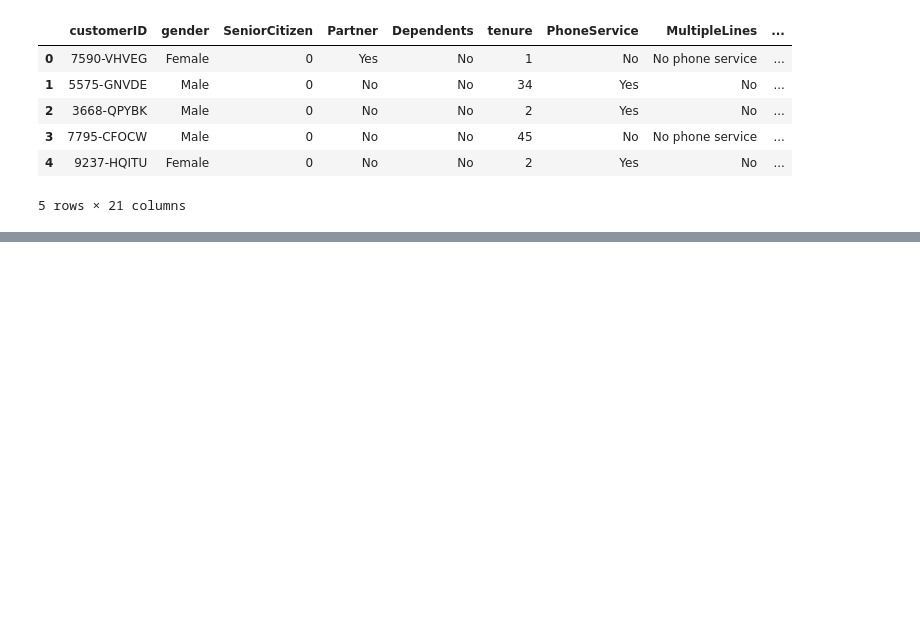
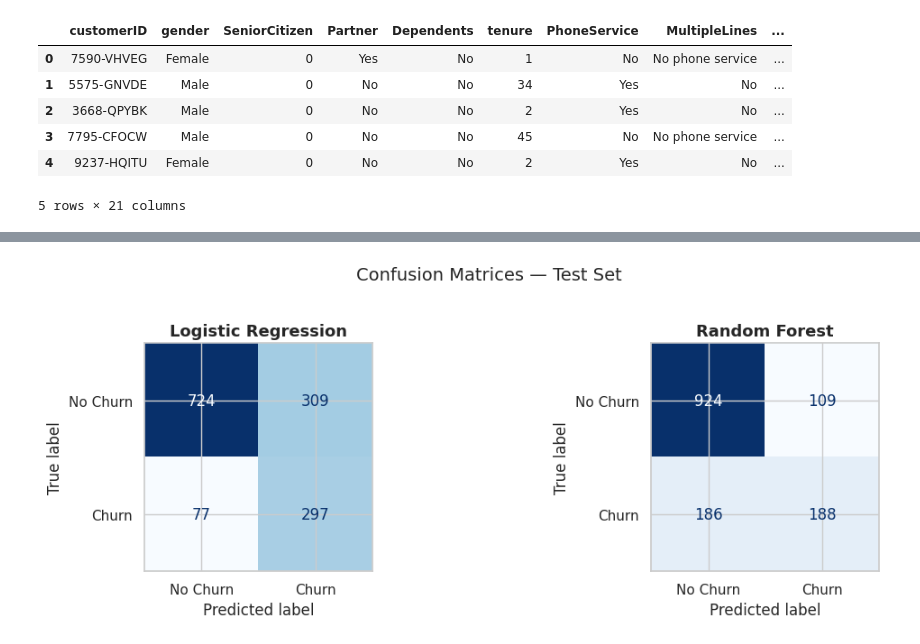
Before and after one commit to LucasBaildon/telco-customer-churn-analysis, a Jupyter notebook: notebook.ipynb, the cells around one changed output, grey strips where cells are left out. Drawn from its saved outputs; the diff is of its cells as text; code cells hidden in the pictures; blank space fills up the shorter version.

```diff
--- a/notebook.ipynb
+++ b/notebook.ipynb
@@ -246,0 +220,25 @@ Key findings:
+# %%
+from sklearn.metrics import (
+    classification_report,
+    confusion_matrix,
+    roc_auc_score,
+    roc_curve,
+    ConfusionMatrixDisplay
+)
+
+lr_preds = lr_model.predict(X_test)
+rf_preds = rf_model.predict(X_test)
+lr_proba = lr_model.predict_proba(X_test)[:, 1]
+rf_proba = rf_model.predict_proba(X_test)[:, 1]
+
+print("=" * 50)
+print("LOGISTIC REGRESSION")
+print("=" * 50)
+print(classification_report(y_test, lr_preds, target_names=["No Churn", "Churn"]))
+print(f"ROC-AUC: {roc_auc_score(y_test, lr_proba):.4f}\n")
+
+print("=" * 50)
+print("RANDOM FOREST")
+print("=" * 50)
+print(classification_report(y_test, rf_preds, target_names=["No Churn", "Churn"]))
+print(f"ROC-AUC: {roc_auc_score(y_test, rf_proba):.4f}")
@@ -246,0 +263,19 @@ Key findings:
+# %%
+fig, axes = plt.subplots(1, 2, figsize=(12, 4))
+
+for ax, model, preds, title in zip(
+    axes,
+    [lr_model, rf_model],
+    [lr_preds, rf_preds],
+    ["Logistic Regression", "Random Forest"]
+):
+    cm = confusion_matrix(y_test, preds)
+    disp = ConfusionMatrixDisplay(confusion_matrix=cm, display_labels=["No Churn", "Churn"])
+    disp.plot(ax=ax, colorbar=False, cmap="Blues")
+    ax.set_title(title, fontsize=13, fontweight="bold")
+
+plt.suptitle("Confusion Matrices — Test Set", fontsize=14, y=1.02)
+plt.tight_layout()
+plt.show()
+# %% [output]
+[figure, added]
```
Also changed, not shown: parts of 33 cells of this notebook.
